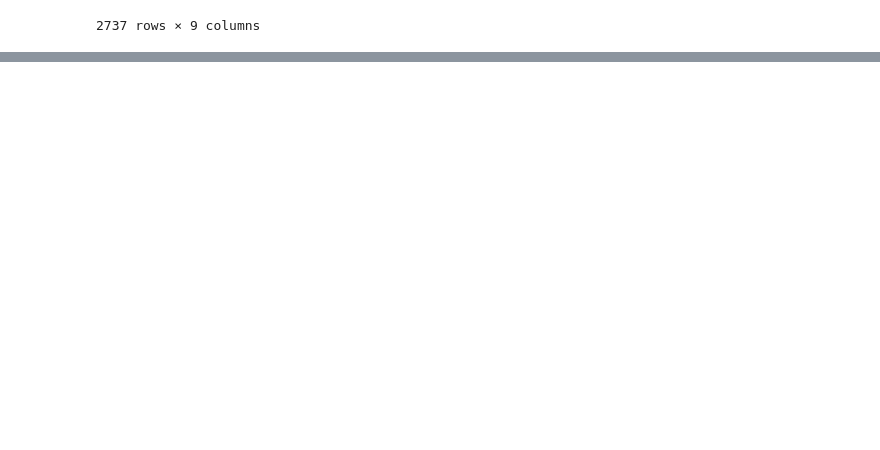
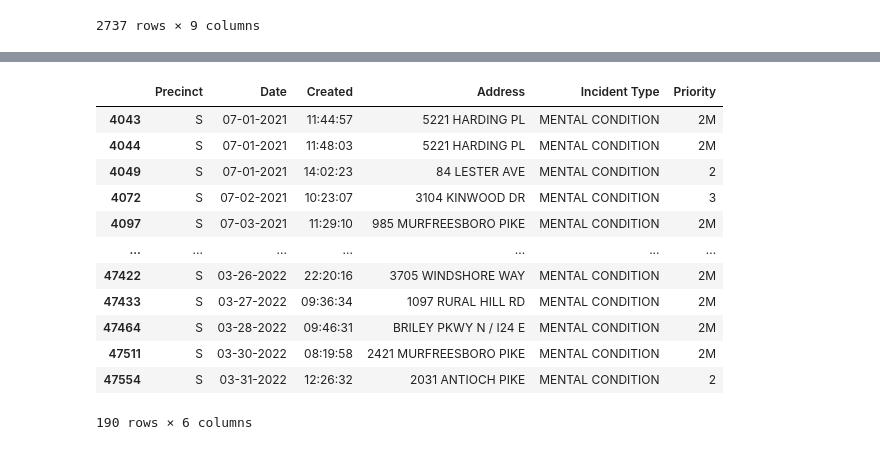
Before and after one commit to parallel-parker/partners_in_care, a Jupyter notebook: Notebook/Police_Calls_1.ipynb, the cells around one changed output, grey strips where cells are left out. Cells and saved outputs as stored; diff of their text form; code cells hidden in the pictures; blank space fills up the shorter version.

```diff
--- a/Notebook/Police_Calls_1.ipynb
+++ b/Notebook/Police_Calls_1.ipynb
@@ -297,0 +348,20 @@ UndefinedVariableError: name 'C' is not defined
+# %%
+#making a new dataframe and saving each precinct with incident type individually
+# IN THIS LINE OF CODE- locating precinct S and Incident Type - MENTAL CONDITION in a new dataframe ps(precinct S)
+ps=police_calls.loc[(police_calls['Precinct']=='S') & (police_calls['Incident Type']=='MENTAL CONDITION')]
+# %%
+ps
+# %% [output]
+|  | Precinct | Date | Created | Address | Incident Type | Priority |
+| 4043 | S | 07-01-2021 | 11:44:57 | 5221 HARDING PL | MENTAL CONDITION | 2M |
+| 4044 | S | 07-01-2021 | 11:48:03 | 5221 HARDING PL | MENTAL CONDITION | 2M |
+| 4049 | S | 07-01-2021 | 14:02:23 | 84 LESTER AVE | MENTAL CONDITION | 2 |
+| 4072 | S | 07-02-2021 | 10:23:07 | 3104 KINWOOD DR | MENTAL CONDITION | 3 |
+| 4097 | S | 07-03-2021 | 11:29:10 | 985 MURFREESBORO PIKE | MENTAL CONDITION | 2M |
+| ... | ... | ... | ... | ... | ... | ... |
+| 47422 | S | 03-26-2022 | 22:20:16 | 3705 WINDSHORE WAY | MENTAL CONDITION | 2M |
+| 47433 | S | 03-27-2022 | 09:36:34 | 1097 RURAL HILL RD | MENTAL CONDITION | 2M |
+| 47464 | S | 03-28-2022 | 09:46:31 | BRILEY PKWY N / I24 E | MENTAL CONDITION | 2M |
+| 47511 | S | 03-30-2022 | 08:19:58 | 2421 MURFREESBORO PIKE | MENTAL CONDITION | 2M |
+| 47554 | S | 03-31-2022 | 12:26:32 | 2031 ANTIOCH PIKE | MENTAL CONDITION | 2 |
+190 rows × 6 columns
```
Also changed, not shown: parts of 17 cells of this notebook.
